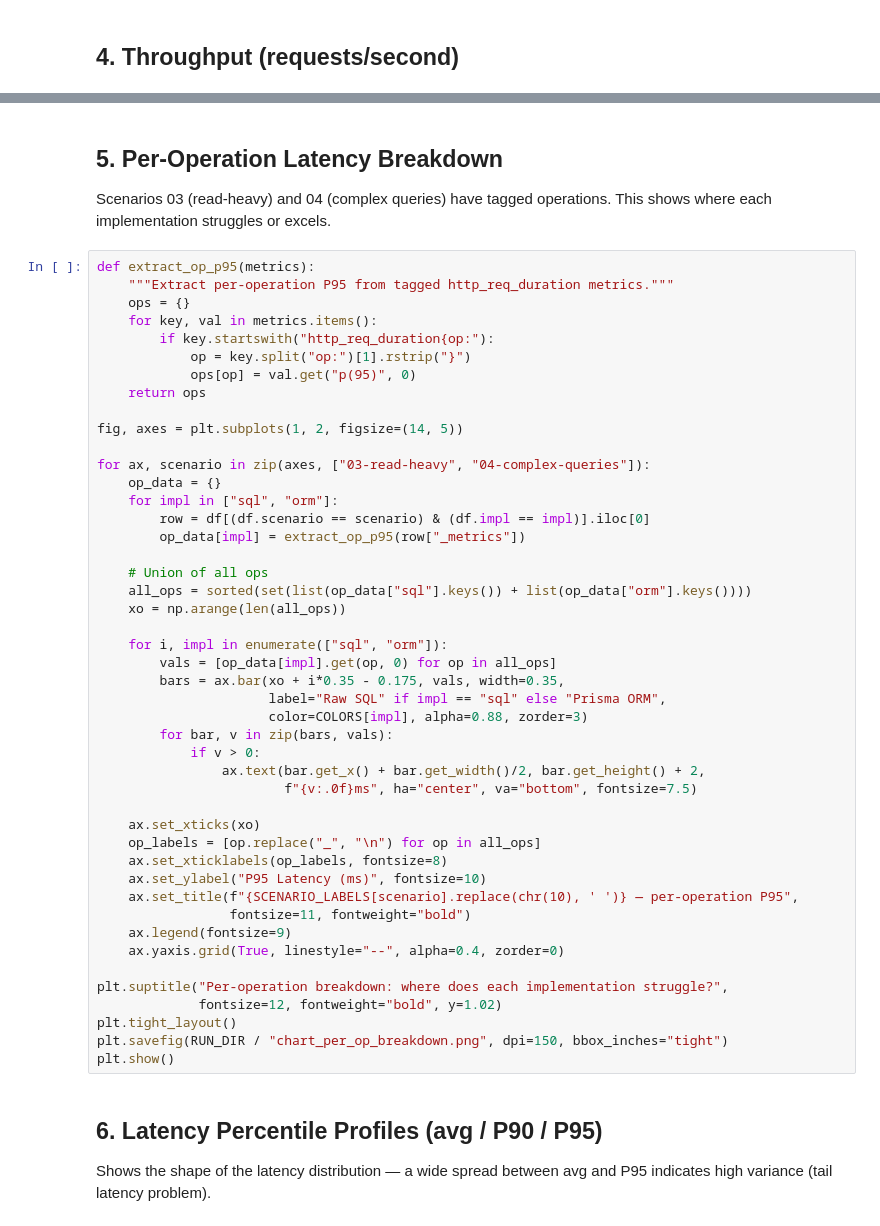
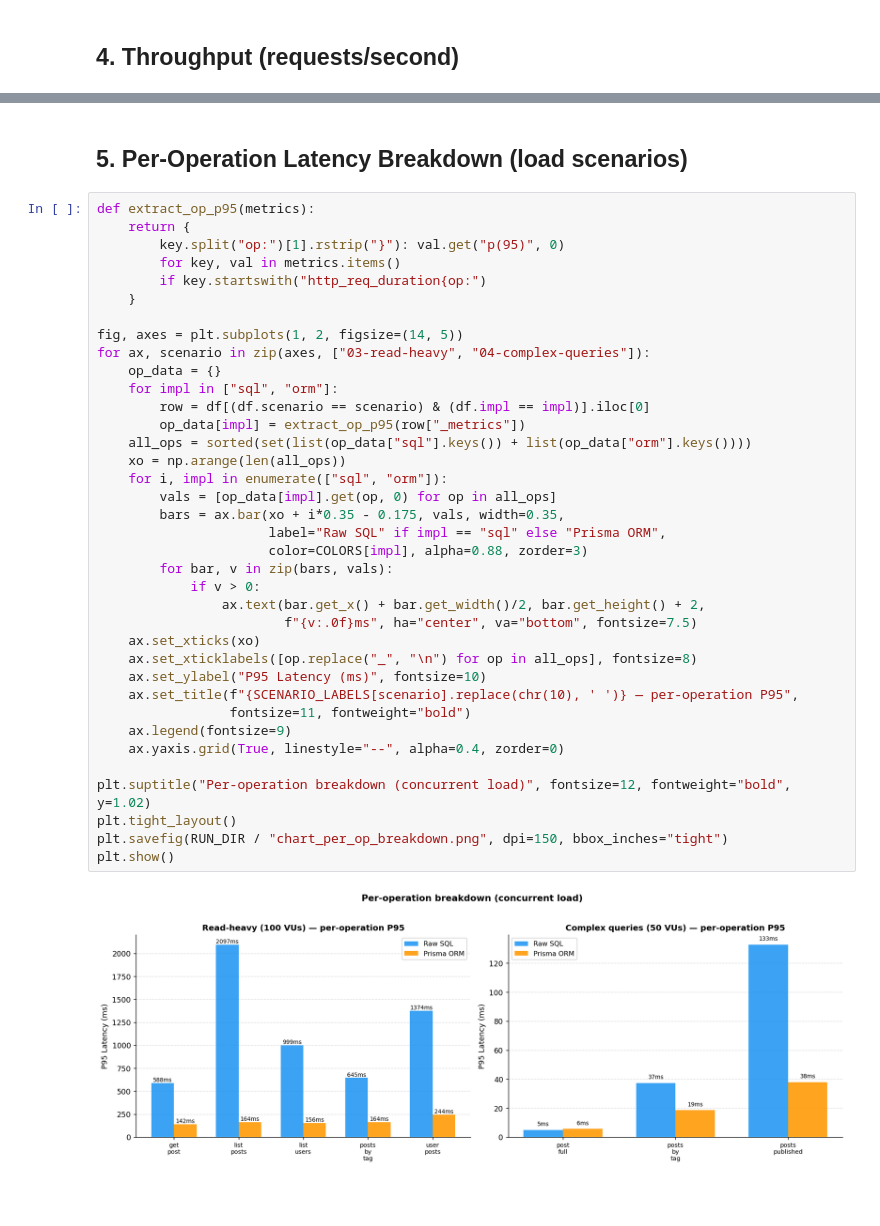
Before and after one commit to Nej-ma/orm-vs-sql-benchmark, a Jupyter notebook: analysis.ipynb, the cells around one changed output, grey strips where cells are left out. Saved outputs shown, nothing was run; the diff lists cells and outputs as text; blank space fills up the shorter version.

```diff
--- a/analysis.ipynb
+++ b/analysis.ipynb
@@ -202,54 +190,41 @@ plt.show()
-# %% [markdown]
-## 5. Per-Operation Latency Breakdown
-
-Scenarios 03 (read-heavy) and 04 (complex queries) have tagged operations. This shows where each implementation struggles or excels.
+# %% [markdown]
+## 5. Per-Operation Latency Breakdown (load scenarios)
 # %%
 def extract_op_p95(metrics):
-    """Extract per-operation P95 from tagged http_req_duration metrics."""
-    ops = {}
-    for key, val in metrics.items():
-        if key.startswith("http_req_duration{op:"):
-            op = key.split("op:")[1].rstrip("}")
-            ops[op] = val.get("p(95)", 0)
-    return ops
+    return {
+        key.split("op:")[1].rstrip("}"): val.get("p(95)", 0)
+        for key, val in metrics.items()
+        if key.startswith("http_req_duration{op:")
+    }
 
 fig, axes = plt.subplots(1, 2, figsize=(14, 5))
-
 for ax, scenario in zip(axes, ["03-read-heavy", "04-complex-queries"]):
     op_data = {}
     for impl in ["sql", "orm"]:
         row = df[(df.scenario == scenario) & (df.impl == impl)].iloc[0]
         op_data[impl] = extract_op_p95(row["_metrics"])
-
-    # Union of all ops
     all_ops = sorted(set(list(op_data["sql"].keys()) + list(op_data["orm"].keys())))
     xo = np.arange(len(all_ops))
-
     for i, impl in enumerate(["sql", "orm"]):
         vals = [op_data[impl].get(op, 0) for op in all_ops]
         bars = ax.bar(xo + i*0.35 - 0.175, vals, width=0.35,
                       label="Raw SQL" if impl == "sql" else "Prisma ORM",
                       color=COLORS[impl], alpha=0.88, zorder=3)
         for bar, v in zip(bars, vals):
             if v > 0:
                 ax.text(bar.get_x() + bar.get_width()/2, bar.get_height() + 2,
                         f"{v:.0f}ms", ha="center", va="bottom", fontsize=7.5)
-
     ax.set_xticks(xo)
-    op_labels = [op.replace("_", "\n") for op in all_ops]
-    ax.set_xticklabels(op_labels, fontsize=8)
+    ax.set_xticklabels([op.replace("_", "\n") for op in all_ops], fontsize=8)
     ax.set_ylabel("P95 Latency (ms)", fontsize=10)
     ax.set_title(f"{SCENARIO_LABELS[scenario].replace(chr(10), ' ')} — per-operation P95",
                  fontsize=11, fontweight="bold")
     ax.legend(fontsize=9)
     ax.yaxis.grid(True, linestyle="--", alpha=0.4, zorder=0)
 
-plt.suptitle("Per-operation breakdown: where does each implementation struggle?",
-             fontsize=12, fontweight="bold", y=1.02)
+plt.suptitle("Per-operation breakdown (concurrent load)", fontsize=12, fontweight="bold", y=1.02)
 plt.tight_layout()
 plt.savefig(RUN_DIR / "chart_per_op_breakdown.png", dpi=150, bbox_inches="tight")
 plt.show()
+# %% [output]
+[figure, added]
-# %% [markdown]
-## 6. Latency Percentile Profiles (avg / P90 / P95)
-
-Shows the shape of the latency distribution — a wide spread between avg and P95 indicates high variance (tail latency problem).
```
Also changed, not shown: parts of 26 cells of this notebook, 12 other files.
